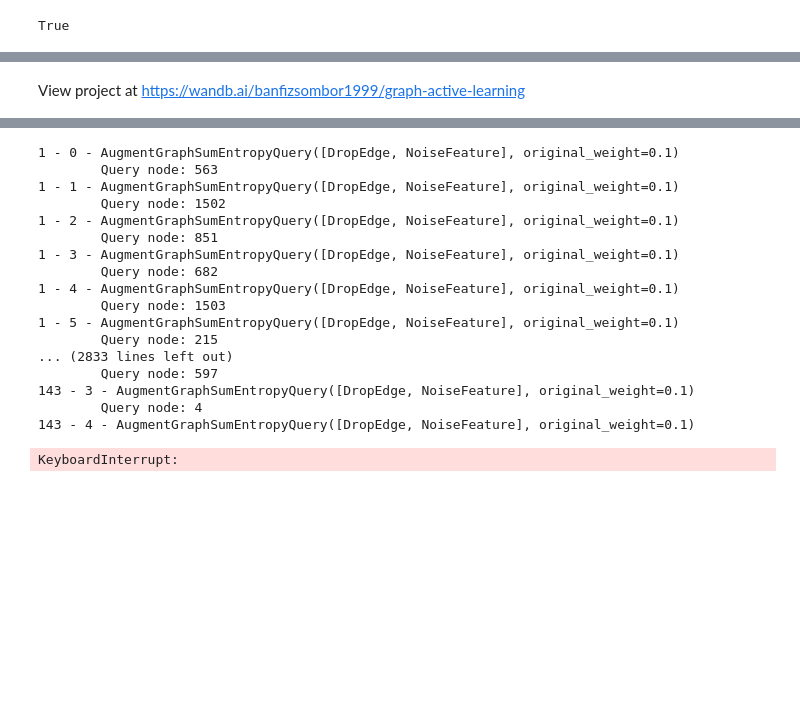
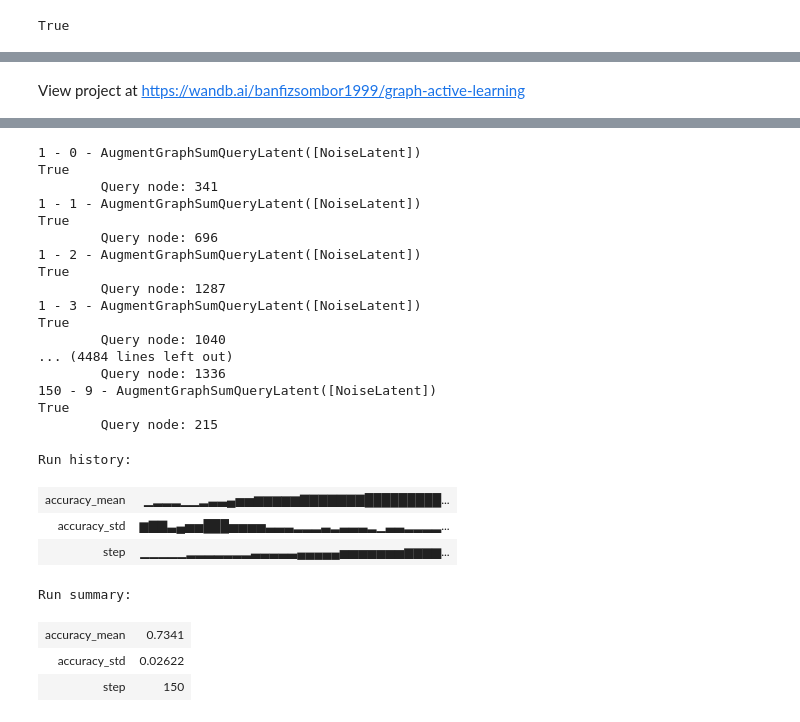
Before and after one commit to drigba/graph_active, a Jupyter notebook: explore_refactored.ipynb, the cells around one changed output, grey strips where cells are left out. Drawn from its saved outputs; the diff is of its cells as text; code cells hidden in the pictures; blank space fills up the shorter version.

```diff
--- a/explore_refactored.ipynb
+++ b/explore_refactored.ipynb
@@ -92,11 +60,6 @@ def init_wandb(query_strategy,run):
 # %%
 dataset = data_splits[0].to(device)
-num_features = dataset.num_features
-num_classes = dataset.y.max().item() + 1
 model = GRACE(num_features=dataset.num_features,hidden=128, num_layers=2, drop_edge_rate_1=0.3,drop_edge_rate_2=0.3,drop_feature_rate_1=0.3,drop_feature_rate_2=0.3).to(device)
 optimizer = torch.optim.Adam(model.parameters(), lr=0.01, weight_decay=5e-4)
-
-wrapped_model = GRACEModelWrapper(model,optimizer)
+modelWrapper = GRACEModelWrapper(model,optimizer)
 trainer = Trainer()
-
-trainer.train(wrapped_model,dataset,200)
@@ -129,0 +66,4 @@ trainer.train(wrapped_model,dataset,200)
+# %%
+trainer.train(modelWrapper, dataset, 200)
+# %%
+modelWrapper.train_step(dataset)
@@ -130,2 +72,4 @@ trainer.train(wrapped_model,dataset,200)
+# %%
+wrapped_model = modelWrapper
 # %%
 wandb.finish()
@@ -132,36 +89,23 @@ wandb.finish()
 # %%
-STRATEGIES = [ noise_latent]
+STRATEGIES = [ augment_latent]
 # STRATEGIES = noises_latent
 final_accs = torch.zeros((len(STRATEGIES), BUDGET, SIGNIFICANCE_ITERATIONS))
 final_auc = torch.zeros((len(STRATEGIES), BUDGET, SIGNIFICANCE_ITERATIONS))
 
 # data_splits = [generate_random_data_split(dataset,10,500) for _ in range(SIGNIFICANCE_ITERATIONS)]
-data_splits = [torch.load(f"data_splits\\cora_splits\\split_{i}.pt") for i in range(10)]
 
 for strategy_ix, strategy in enumerate(STRATEGIES):
     print(f"Strategy: {strategy}")
-    init_wandb(str(strategy), 4)
-
-    dataset = data_splits[0].to(device)
-    num_features = dataset.num_features
-    num_classes = dataset.y.max().item() + 1
-    model = GRACE(num_features=dataset.num_features,hidden=128, num_layers=2, drop_edge_rate_1=0.3,drop_edge_rate_2=0.3,drop_feature_rate_1=0.3,drop_feature_rate_2=0.3).to(device)
-    optimizer = torch.optim.Adam(model.parameters(), lr=0.01, weight_decay=5e-4)
-
-    wrapped_model = GRACEModelWrapper(model,optimizer)
-    trainer = Trainer()
-
-    trainer.train(wrapped_model,dataset,200)
+    init_wandb(str(strategy), 5)
+    data_splits = [torch.load(f"data_splits/split_{i}.pt") for i in range(10)]
 
     for b in range(1,BUDGET+1):
 
         budget_accuracies = []
         budget_aucs = []
-
-
-
         for si in range(SIGNIFICANCE_ITERATIONS):
             wrapped_model.reset_predictor()
+
             dataset = data_splits[si].to(device)
 
             num_features = dataset.num_features
@@ -171,13 +115,16 @@ for strategy_ix, strategy in enumerate(STRATEGIES):
             # model = GCN(num_features,num_classes).to(device)
 
             # loss_fn = F.nll_loss
+            # optimizer = torch.optim.Adam(model.parameters(), lr=0.01, weight_decay=5e-4)
             # wrapped_model = ModelWrapper(model,optimizer,loss_fn)
+            # trainer = Trainer()
 
+            # trainer.train(wrapped_model,dataset,200)
             acc = trainer.test(wrapped_model,dataset)
 
             budget_accuracies.append(acc)
             # budget_aucs.append(auc)
-
+            print(wrapped_model.fitted)
             query_node_idx = strategy(wrapped_model,dataset,dataset.train_pool)
             print(f'\tQuery node: {query_node_idx}')
 
@@ -203,18 +150,25 @@ View run at https://wandb.ai/banfizsombor1999/graph-active-learning/runs/q9wcfr9
-1 - 0 - AugmentGraphSumEntropyQuery([DropEdge, NoiseFeature], original_weight=0.1)
-        Query node: 563
-1 - 1 - AugmentGraphSumEntropyQuery([DropEdge, NoiseFeature], original_weight=0.1)
-        Query node: 1502
-1 - 2 - AugmentGraphSumEntropyQuery([DropEdge, NoiseFeature], original_weight=0.1)
-        Query node: 851
-1 - 3 - AugmentGraphSumEntropyQuery([DropEdge, NoiseFeature], original_weight=0.1)
-        Query node: 682
-1 - 4 - AugmentGraphSumEntropyQuery([DropEdge, NoiseFeature], original_weight=0.1)
-        Query node: 1503
-1 - 5 - AugmentGraphSumEntropyQuery([DropEdge, NoiseFeature], original_weight=0.1)
+1 - 0 - AugmentGraphSumQueryLatent([NoiseLatent])
+True
+        Query node: 341
+1 - 1 - AugmentGraphSumQueryLatent([NoiseLatent])
+True
+        Query node: 696
+1 - 2 - AugmentGraphSumQueryLatent([NoiseLatent])
+True
+        Query node: 1287
+1 - 3 - AugmentGraphSumQueryLatent([NoiseLatent])
+True
+        Query node: 1040
+... (4484 lines left out)
+        Query node: 1336
+150 - 9 - AugmentGraphSumQueryLatent([NoiseLatent])
+True
         Query node: 215
-... (2833 lines left out)
-        Query node: 597
-143 - 3 - AugmentGraphSumEntropyQuery([DropEdge, NoiseFeature], original_weight=0.1)
-        Query node: 4
-143 - 4 - AugmentGraphSumEntropyQuery([DropEdge, NoiseFeature], original_weight=0.1)
-KeyboardInterrupt:
+Run history:
+| accuracy_mean | ▁▂▂▂▁▁▂▃▃▄▅▅▆▆▆▆▆▇▇▇▇▇▇▇█████████... |
+| accuracy_std | ▆▇▇▃▄▅▅███▅▅▅▅▃▃▃▂▂▂▃▂▃▃▃▂▁▃▃▂▂▂▂... |
+| step | ▁▁▁▁▁▂▂▂▂▂▂▂▃▃▃▃▃▄▄▄▄▄▅▅▅▅▅▅▅▆▆▆▆... |
+Run summary:
+| accuracy_mean | 0.7341 |
+| accuracy_std | 0.02622 |
+| step | 150 |
```
Also changed, not shown: parts of 10 cells of this notebook, 6 other files.
